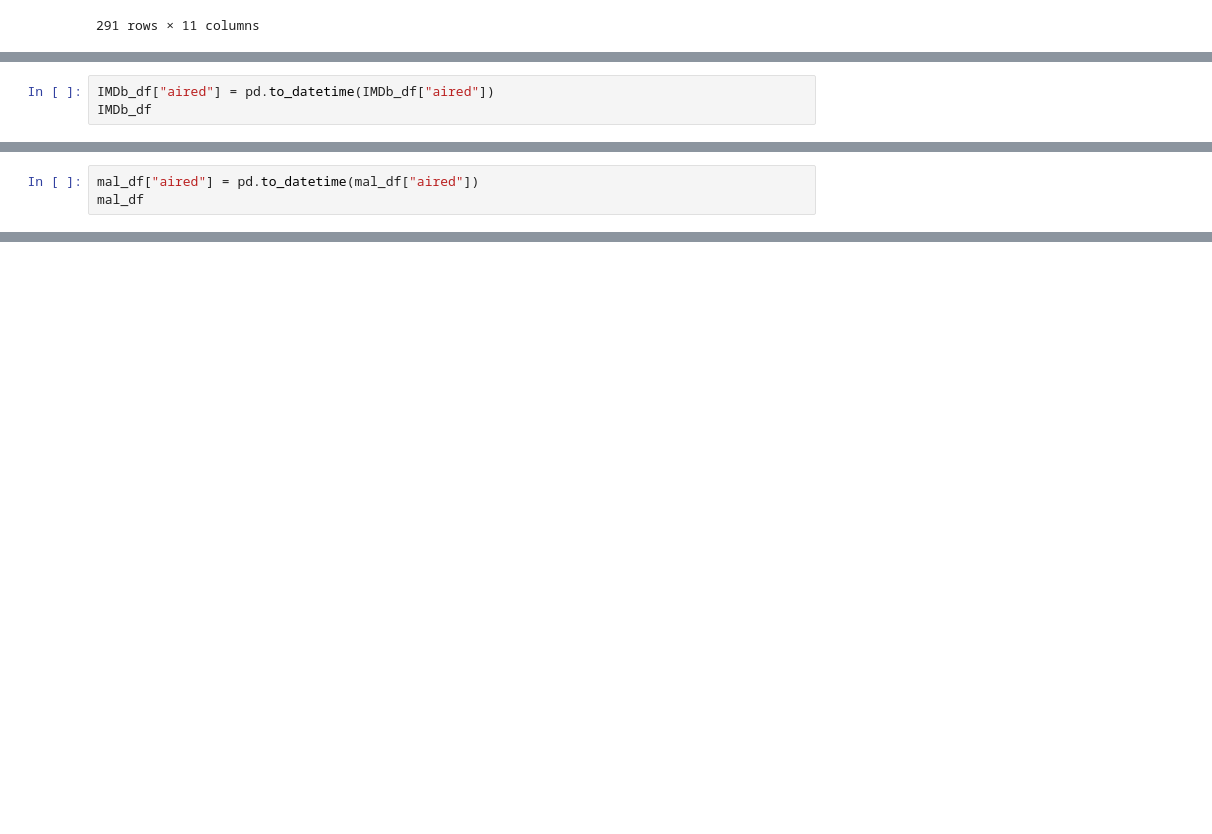
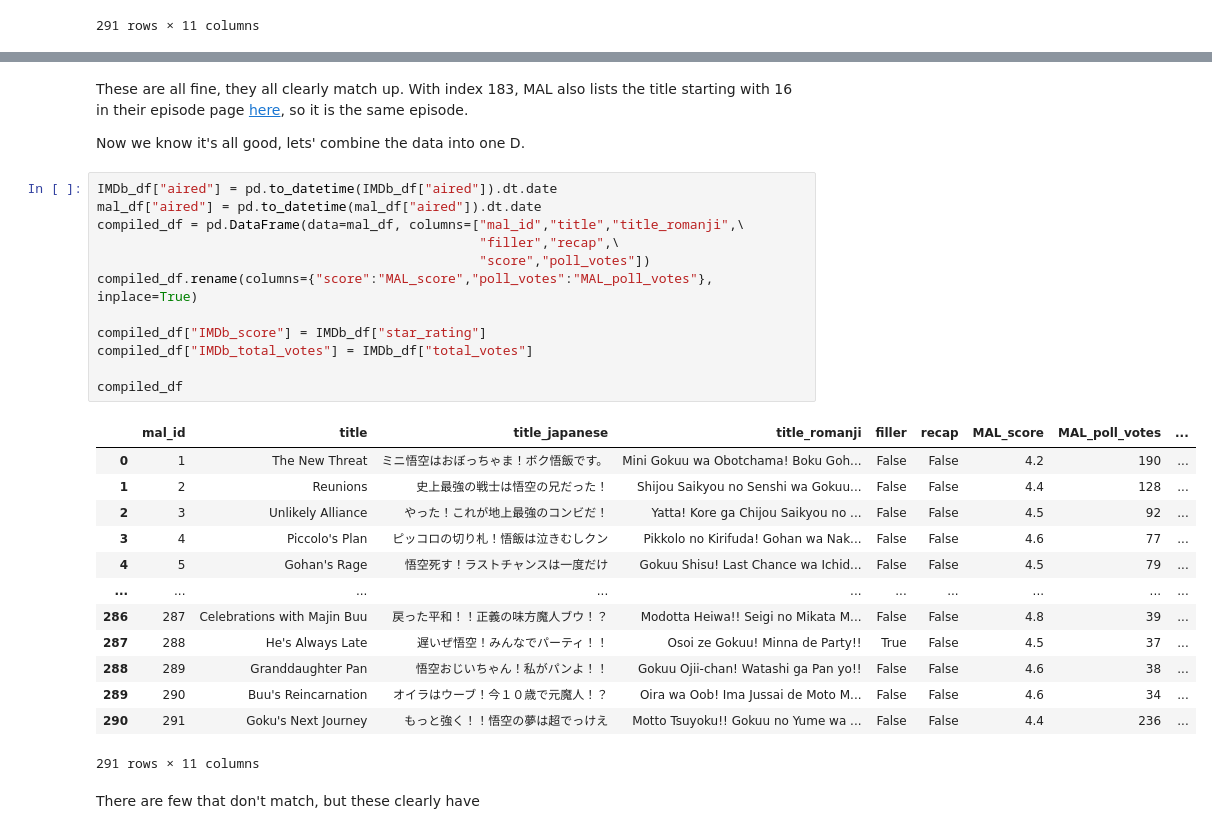
Before and after one commit to finn-okeeffe/best-dbz-episode, a Jupyter notebook: getting_data.ipynb, the cells around one changed output, grey strips where cells are left out. Drawn from its saved outputs; the diff is of its cells as text; blank space fills up the shorter version.

Commit message:
merged data, joined relevant MAL and IMDb data into one DataFrame, saved to data/compiled_data.csv

```diff
--- a/getting_data.ipynb
+++ b/getting_data.ipynb
@@ -281,3 +205,0 @@ Great, we have our IMDb data, and we've saved it to a csv file. Now let's match
-# %%
-IMDb_df["aired"] = pd.to_datetime(IMDb_df["aired"])
-IMDb_df
@@ -298,3 +205,0 @@ IMDb_df
-# %%
-mal_df["aired"] = pd.to_datetime(mal_df["aired"])
-mal_df
@@ -317,0 +317,32 @@ SyntaxError: invalid syntax (3557325628.py, line 4)
+# %% [markdown]
+These are all fine, they all clearly match up. With index 183, MAL also lists the title starting with 16 in their episode page [here](https://myanimelist.net/anime/813/Dragon_Ball_Z/episode/184), so it is the same episode.
+
+Now we know it's all good, lets' combine the data into one D.
+# %%
+IMDb_df["aired"] = pd.to_datetime(IMDb_df["aired"]).dt.date
+mal_df["aired"] = pd.to_datetime(mal_df["aired"]).dt.date
+compiled_df = pd.DataFrame(data=mal_df, columns=["mal_id","title","title_romanji",\
+                                                 "filler","recap",\
+                                                 "score","poll_votes"])
+compiled_df.rename(columns={"score":"MAL_score","poll_votes":"MAL_poll_votes"}, inplace=True)
+
+compiled_df["IMDb_score"] = IMDb_df["star_rating"]
+compiled_df["IMDb_total_votes"] = IMDb_df["total_votes"]
+
+compiled_df
+# %% [output]
+|  | mal_id | title | title_japanese | title_romanji | filler | recap | MAL_score | MAL_poll_votes | ... |
+| 0 | 1 | The New Threat | ミニ悟空はおぼっちゃま！ボク悟飯です。 | Mini Gokuu wa Obotchama! Boku Goh... | False | False | 4.2 | 190 | ... |
+| 1 | 2 | Reunions | 史上最強の戦士は悟空の兄だった！ | Shijou Saikyou no Senshi wa Gokuu... | False | False | 4.4 | 128 | ... |
+| 2 | 3 | Unlikely Alliance | やった！これが地上最強のコンビだ！ | Yatta! Kore ga Chijou Saikyou no ... | False | False | 4.5 | 92 | ... |
+| 3 | 4 | Piccolo's Plan | ピッコロの切り札！悟飯は泣きむしクン | Pikkolo no Kirifuda! Gohan wa Nak... | False | False | 4.6 | 77 | ... |
+| 4 | 5 | Gohan's Rage | 悟空死す！ラストチャンスは一度だけ | Gokuu Shisu! Last Chance wa Ichid... | False | False | 4.5 | 79 | ... |
+| ... | ... | ... | ... | ... | ... | ... | ... | ... | ... |
+| 286 | 287 | Celebrations with Majin Buu | 戻った平和！！正義の味方魔人ブウ！？ | Modotta Heiwa!! Seigi no Mikata M... | False | False | 4.8 | 39 | ... |
+| 287 | 288 | He's Always Late | 遅いぜ悟空！みんなでパーティ！！ | Osoi ze Gokuu! Minna de Party!! | True | False | 4.5 | 37 | ... |
+| 288 | 289 | Granddaughter Pan | 悟空おじいちゃん！私がパンよ！！ | Gokuu Ojii-chan! Watashi ga Pan yo!! | False | False | 4.6 | 38 | ... |
+| 289 | 290 | Buu's Reincarnation | オイラはウーブ！今１０歳で元魔人！？ | Oira wa Oob! Ima Jussai de Moto M... | False | False | 4.6 | 34 | ... |
+| 290 | 291 | Goku's Next Journey | もっと強く！！悟空の夢は超でっけえ | Motto Tsuyoku!! Gokuu no Yume wa ... | False | False | 4.4 | 236 | ... |
+291 rows × 11 columns
+# %% [markdown]
+There are few that don't match, but these clearly have
```
Also changed, not shown: parts of 14 cells of this notebook, 1 other file.
